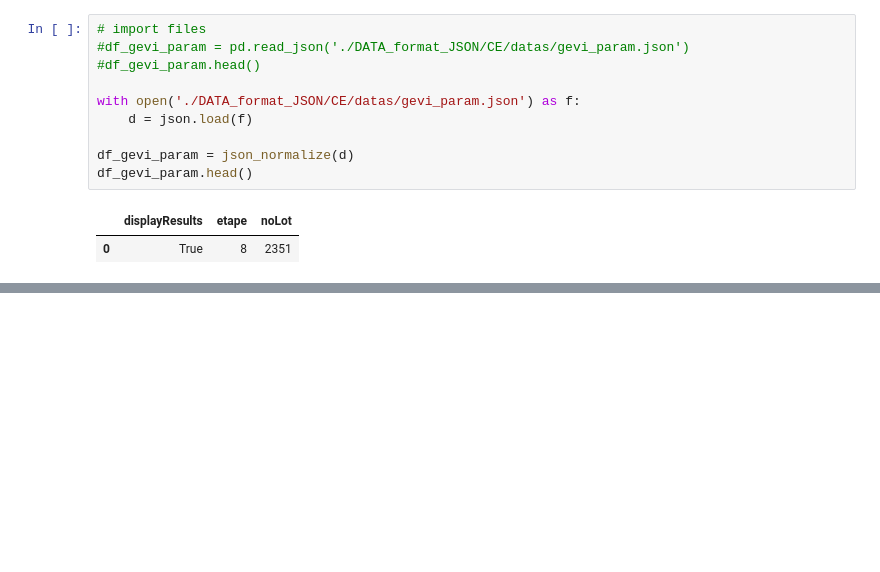
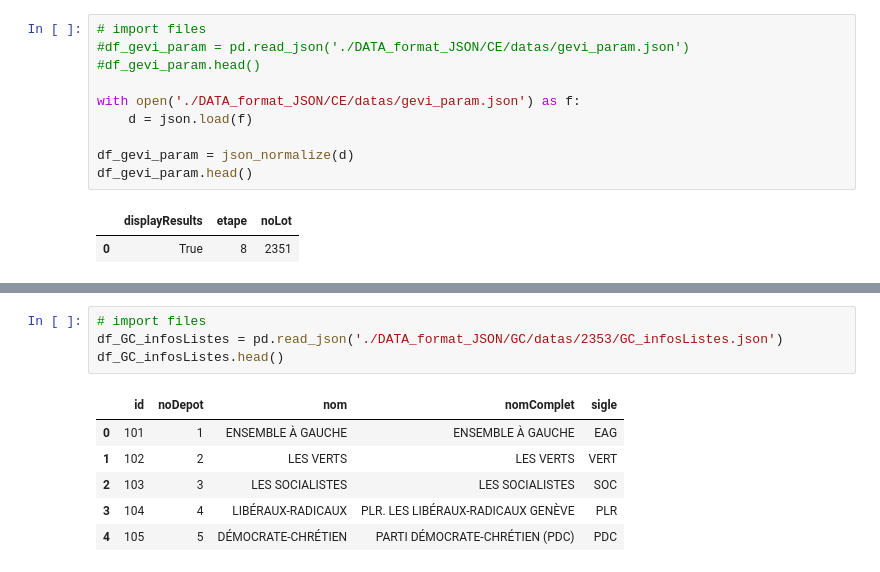
Before and after one commit to Zabamund/chatbotGE, a Jupyter notebook: data_investigation_json_flattening.ipynb, the cells around one changed output, grey strips where cells are left out. Drawn from its saved outputs; the diff is of its cells as text; blank space fills up the shorter version.

```diff
--- a/data_investigation_json_flattening.ipynb
+++ b/data_investigation_json_flattening.ipynb
@@ -188,0 +211,11 @@ df_gevi_param.head()
+# %%
+# import files
+df_GC_infosListes = pd.read_json('./DATA_format_JSON/GC/datas/2353/GC_infosListes.json')
+df_GC_infosListes.head()
+# %% [output]
+|  | id | noDepot | nom | nomComplet | sigle |
+| 0 | 101 | 1 | ENSEMBLE À GAUCHE | ENSEMBLE À GAUCHE | EAG |
+| 1 | 102 | 2 | LES VERTS | LES VERTS | VERT |
+| 2 | 103 | 3 | LES SOCIALISTES | LES SOCIALISTES | SOC |
+| 3 | 104 | 4 | LIBÉRAUX-RADICAUX | PLR. LES LIBÉRAUX-RADICAUX GENÈVE | PLR |
+| 4 | 105 | 5 | DÉMOCRATE-CHRÉTIEN | PARTI DÉMOCRATE-CHRÉTIEN (PDC) | PDC |
```
Also changed, not shown: parts of 12 cells of this notebook.
